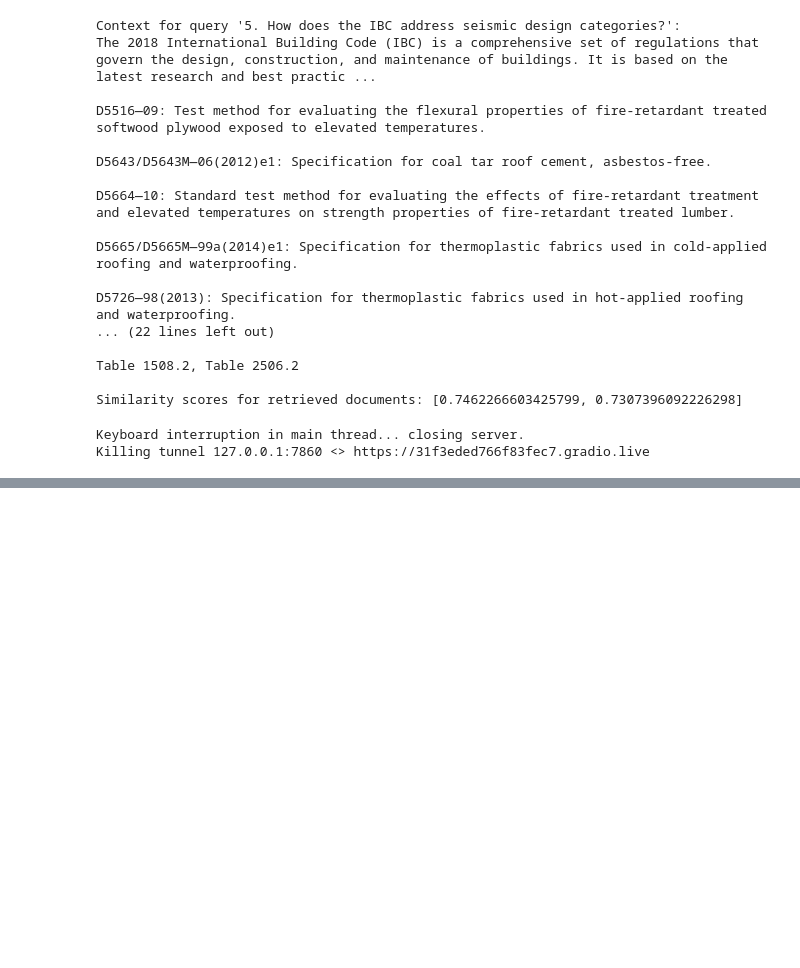
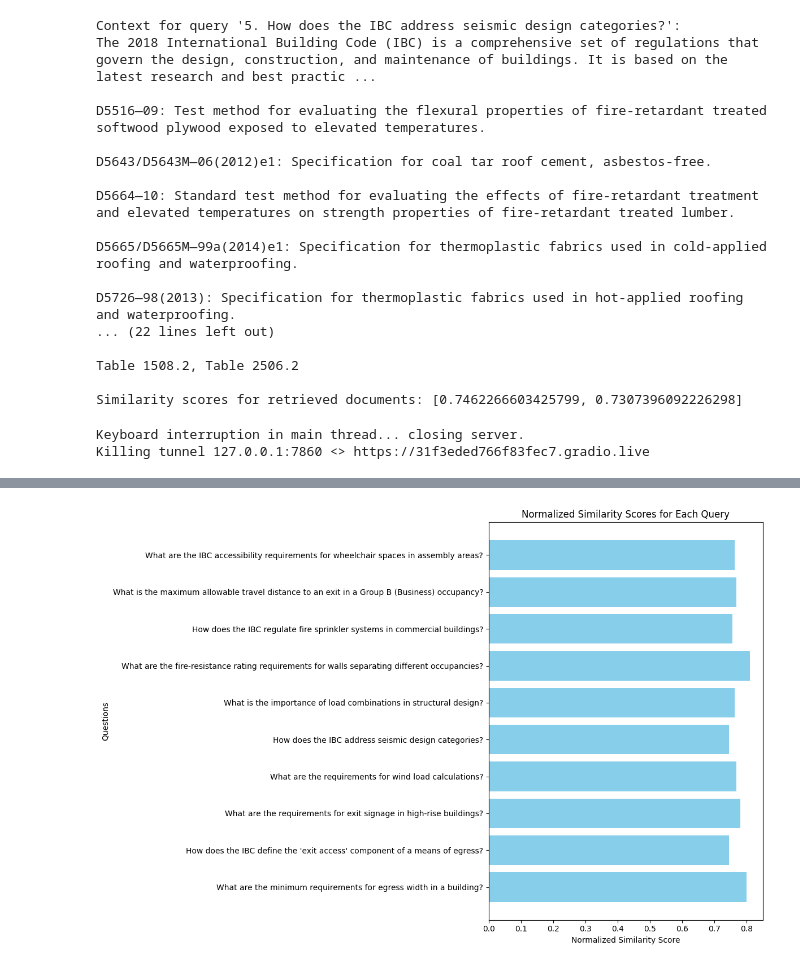
Before and after one commit to etuckerman/SOCOTEC, a Jupyter notebook: SOCOTEC_RAG.ipynb, the cells around one changed output, grey strips where cells are left out. Drawn from its saved outputs; the diff is of its cells as text; code cells hidden in the pictures; blank space fills up the shorter version.

Commit message:
-added metrics for cosine similarity -added graph to show metrics

```diff
--- a/SOCOTEC_RAG.ipynb
+++ b/SOCOTEC_RAG.ipynb
@@ -419,0 +535,32 @@ Killing tunnel 127.0.0.1:7860 <> https://31f3eded766f83fec7.gradio.live
+# %%
+import matplotlib.pyplot as plt
+
+# Function to query the RAG system with metrics and return similarity scores for graphing
+def query_rag_system_with_normalized_metrics(query, device="cuda"):
+    # Retrieve the documents and their similarity scores
+    retrieved_docs, similarities = retrieve_documents(query, device=device)
+
+    # Normalize the total similarity score by dividing by the number of documents
+    normalized_similarity_score = sum(similarities) / len(similarities) if similarities else 0
+    return query, normalized_similarity_score
+
+# Process each question and store the normalized similarity scores
+questions_for_plotting = []
+normalized_similarity_scores_for_plotting = []
+
+# Process each question and store the results
+for question in questions:
+    query, normalized_score = query_rag_system_with_normalized_metrics(question)
+    questions_for_plotting.append(query)
+    normalized_similarity_scores_for_plotting.append(normalized_score)
+
+# Plotting the normalized similarity scores as a bar chart
+plt.figure(figsize=(12, 8))
+plt.barh(questions_for_plotting, normalized_similarity_scores_for_plotting, color='skyblue')
+plt.xlabel('Normalized Similarity Score')
+plt.ylabel('Questions')
+plt.title('Normalized Similarity Scores for Each Query')
+plt.tight_layout()
+plt.show()
+# %% [output]
+[figure, added]
```
Also changed, not shown: parts of 3 cells of this notebook.
